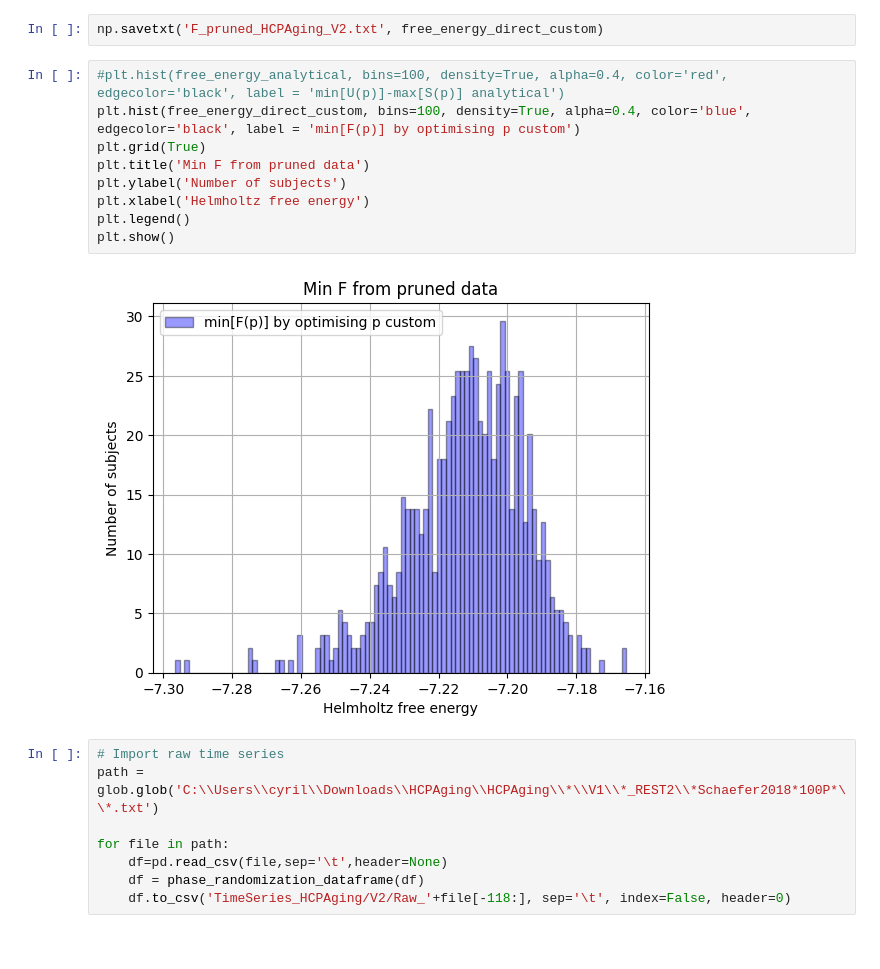
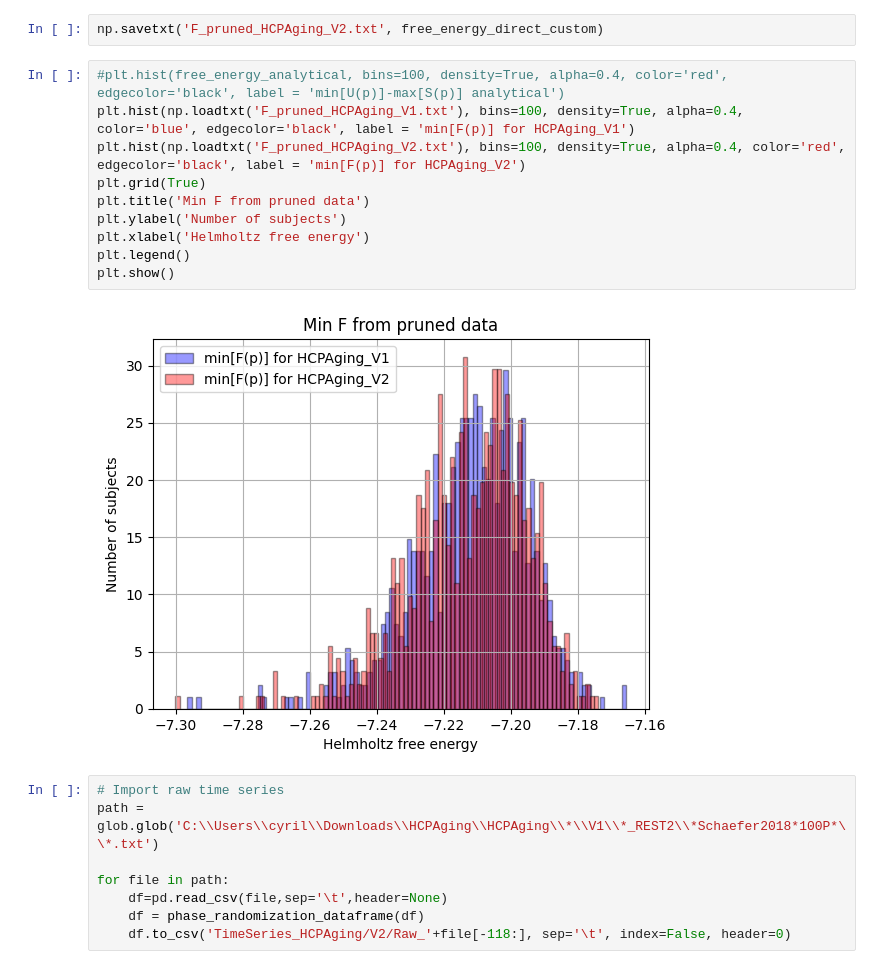
Before and after one commit to cyrilrommens/Free_energy_of_simplicial_complexes, a Jupyter notebook: Week_16.ipynb, the cells around one changed output. Drawn from its saved outputs; the diff is of its cells as text.

Commit message:
HCPAging V1 and V2 free energies

```diff
--- a/Week_16.ipynb
+++ b/Week_16.ipynb
@@ -359,15 +359,16 @@ for file in path:
 np.savetxt('F_pruned_HCPAging_V2.txt', free_energy_direct_custom)
 # %%
 #plt.hist(free_energy_analytical, bins=100, density=True, alpha=0.4, color='red', edgecolor='black', label = 'min[U(p)]-max[S(p)] analytical')
-plt.hist(free_energy_direct_custom, bins=100, density=True, alpha=0.4, color='blue', edgecolor='black', label = 'min[F(p)] by optimising p custom')
+plt.hist(np.loadtxt('F_pruned_HCPAging_V1.txt'), bins=100, density=True, alpha=0.4, color='blue', edgecolor='black', label = 'min[F(p)] for HCPAging_V1')
+plt.hist(np.loadtxt('F_pruned_HCPAging_V2.txt'), bins=100, density=True, alpha=0.4, color='red', edgecolor='black', label = 'min[F(p)] for HCPAging_V2')
 plt.grid(True)
 plt.title('Min F from pruned data')
 plt.ylabel('Number of subjects')
 plt.xlabel('Helmholtz free energy')
 plt.legend()
 plt.show()
 # %% [output]
-[figure, old version]
+[figure, new version]
 # %%
 # Import raw time series
 path = glob.glob('C:\\Users\\cyril\\Downloads\\HCPAging\\HCPAging\\*\\V1\\*_REST2\\*Schaefer2018*100P*\\*.txt')
```
Also changed, not shown: parts of 1 cell of this notebook, 2 other files.
